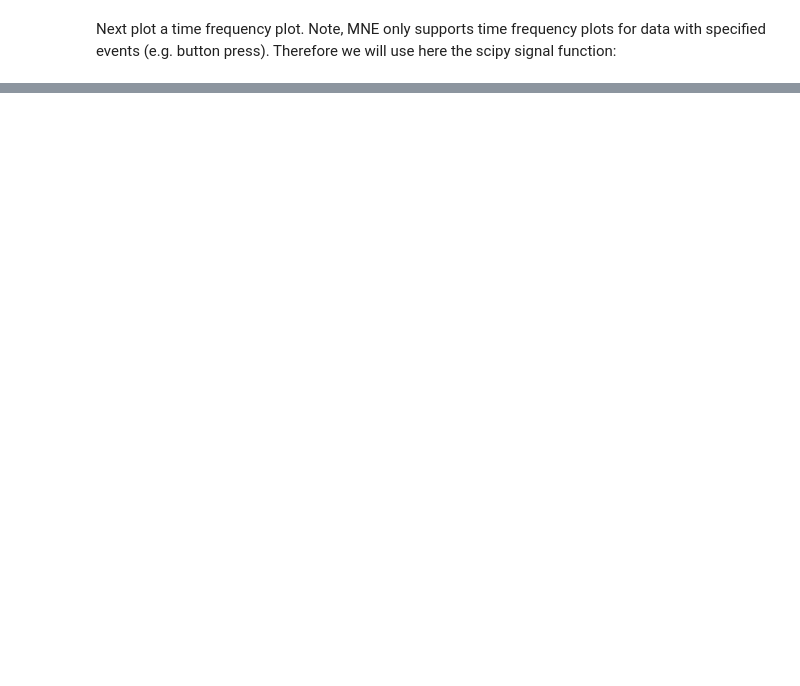
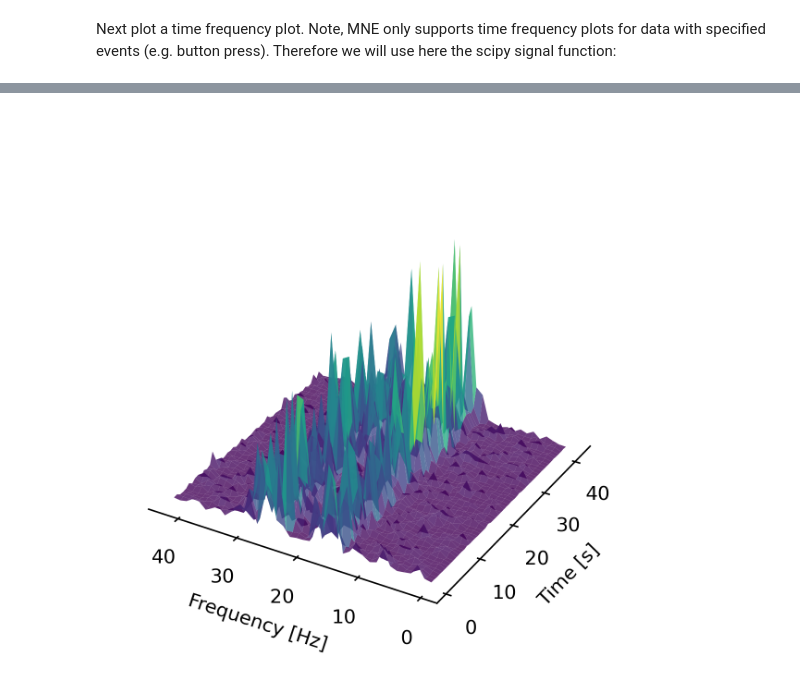
Before and after one commit to retune-commons/InvasiveElectrophysiologyWorkshop_I, a Jupyter notebook: Tutorial_1_import_and_rereferences.ipynb, the cells around one changed output, grey strips where cells are left out. Cells and saved outputs as stored; diff of their text form; code cells hidden in the pictures; blank space fills up the shorter version.

```diff
--- a/Tutorial_1_import_and_rereferences.ipynb
+++ b/Tutorial_1_import_and_rereferences.ipynb
@@ -225,0 +318,33 @@ plt.show()
+# %%
+T,F = np.meshgrid(t, f)
+
+fig = plt.figure(dpi=300)
+ax = fig.gca(projection='3d')
+
+# Plot the surface.
+surf = ax.plot_surface(F[:40,:], T[:40,:], Sxx[:40,:], cmap=cm.viridis,
+                       linewidth=1, antialiased=True, alpha=0.8, edgecolor='none', cstride=1, rstride=1)
+# Customize the z axis.
+ax.zaxis.set_major_locator(LinearLocator(10))
+ax.zaxis.set_major_formatter(FormatStrFormatter('%.02f'))
+# Add a color bar which maps values to colors.
+ax.w_zaxis.line.set_lw(0.)
+ax.set_zticks([])
+plt.grid(False)
+plt.xlabel("Frequency [Hz]")
+plt.ylabel("Time [s]")
+# make the panes transparent
+ax.xaxis.set_pane_color((1.0, 1.0, 1.0, 0.0))
+ax.yaxis.set_pane_color((1.0, 1.0, 1.0, 0.0))
+ax.zaxis.set_pane_color((1.0, 1.0, 1.0, 0.0))
+# make the grid lines transparent
+ax.xaxis._axinfo["grid"]['color'] =  (1,1,1,0)
+ax.yaxis._axinfo["grid"]['color'] =  (1,1,1,0)
+ax.zaxis._axinfo["grid"]['color'] =  (1,1,1,0)
+ax.set_ylim3d(0, 50)
+ax.axis('auto')
+plt.gca().invert_yaxis()
+plt.tight_layout()
+plt.show()
+# %% [output]
+[figure, added]
```
Also changed, not shown: parts of 23 cells of this notebook, 1 other file.
